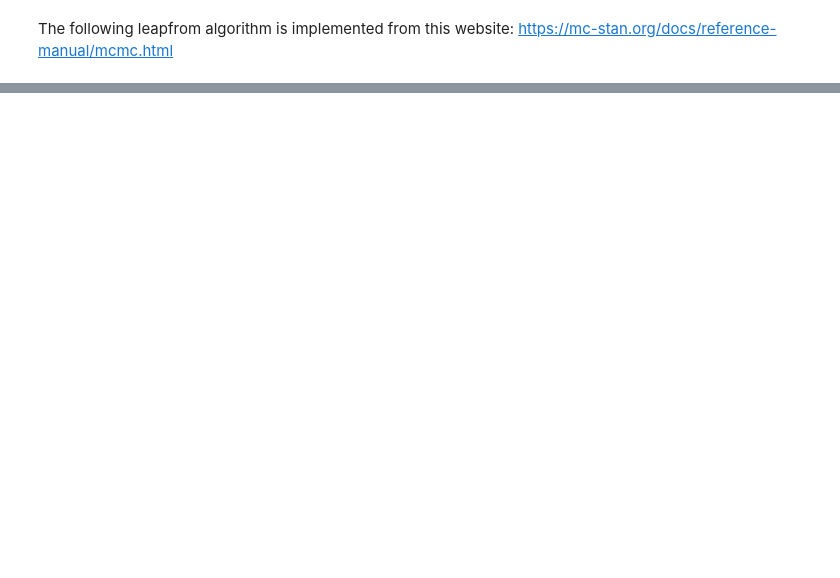
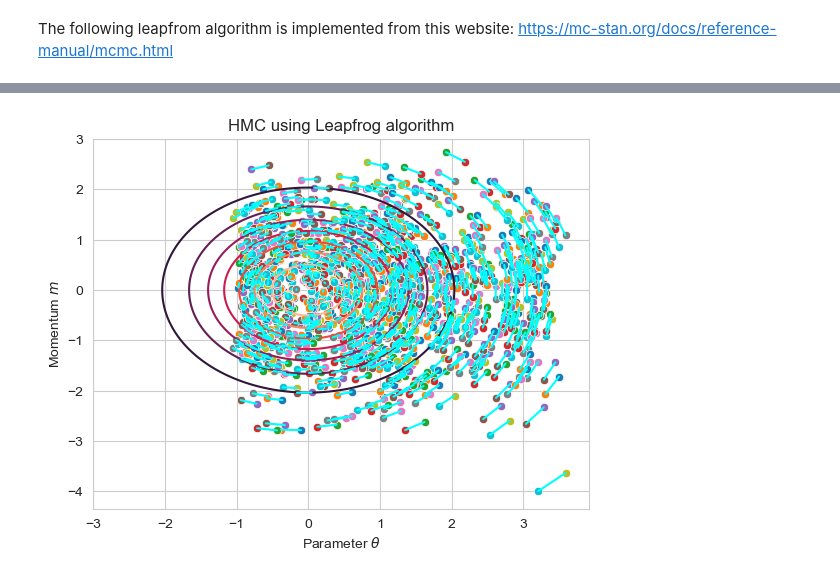
Before and after one commit to AG1-NUIW-Kolleg/Hamilton_MC, a Jupyter notebook: hamilton_monte_carlo.ipynb, the cells around one changed output, grey strips where cells are left out. Drawn from its saved outputs; the diff is of its cells as text; code cells hidden in the pictures; blank space fills up the shorter version.

```diff
--- a/hamilton_monte_carlo.ipynb
+++ b/hamilton_monte_carlo.ipynb
@@ -117,0 +108,4 @@ Text(0, 0.5, 'Momentum $m$')
+# %%
+create_hmcplot(thetas, sample_momenta, m_star_list, 1000) # first 1000 thetas
+# %% [output]
+[figure, added]
```
Also changed, not shown: parts of 7 cells of this notebook.
